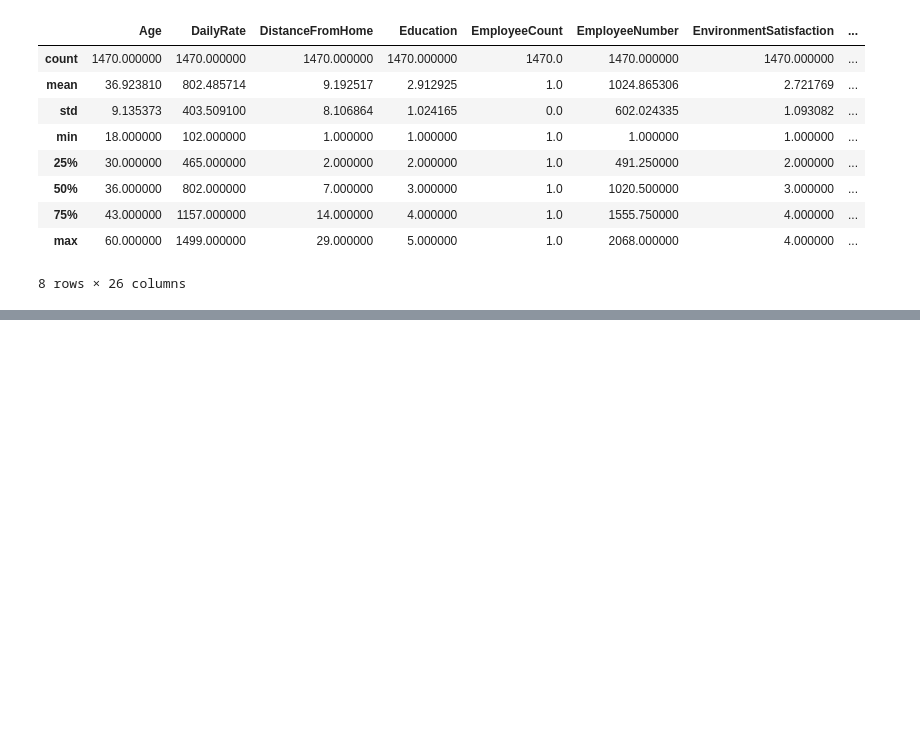
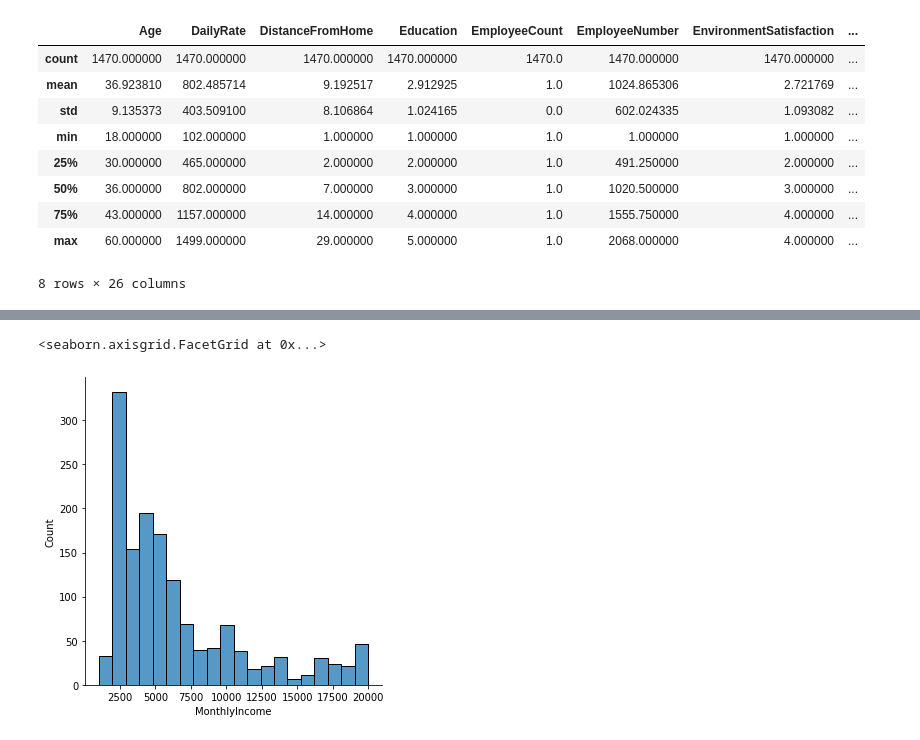
Before and after one commit to agomesdacosta3/H3_Exo_Python, a Jupyter notebook: Data.ipynb, the cells around one changed output, grey strips where cells are left out. Cells and saved outputs as stored; diff of their text form; code cells hidden in the pictures; blank space fills up the shorter version.

```diff
--- a/Data.ipynb
+++ b/Data.ipynb
@@ -253,0 +294,7 @@ df.describe()
+# %%
+df = pd.DataFrame(data=file3)
+
+sb.displot(x = "MonthlyIncome", data=df)
+# %% [output]
+<seaborn.axisgrid.FacetGrid at 0x...>
+[figure, added]
```
Also changed, not shown: parts of 18 cells of this notebook.
